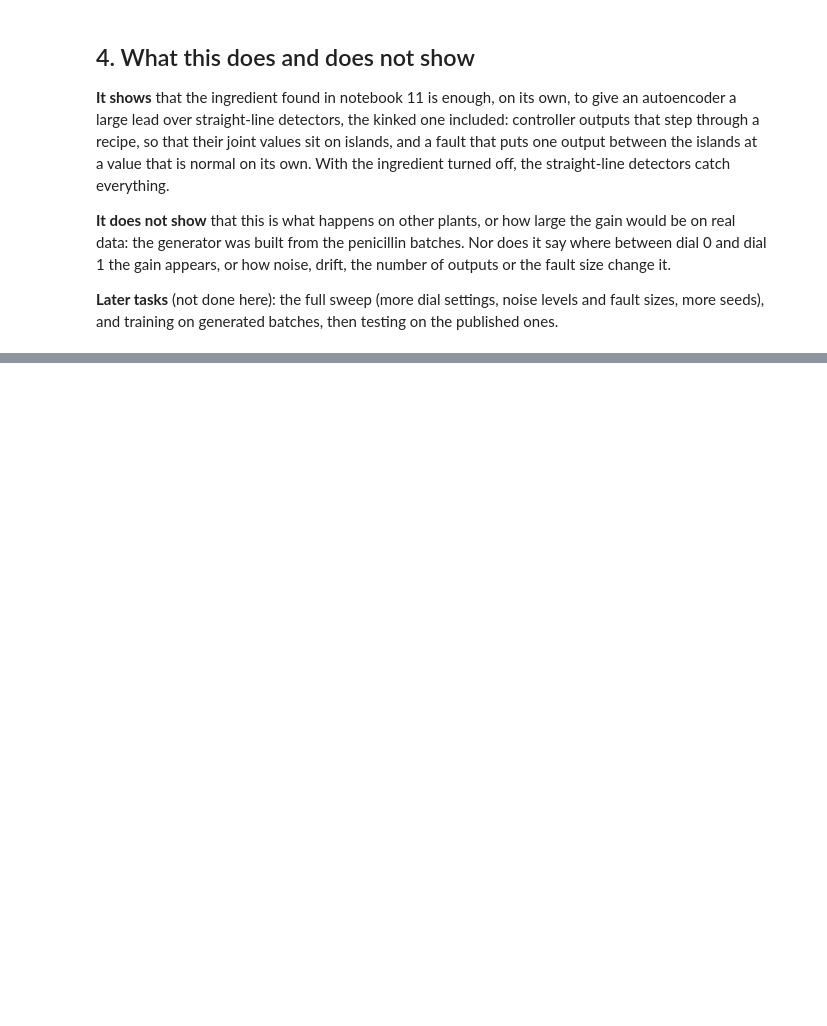
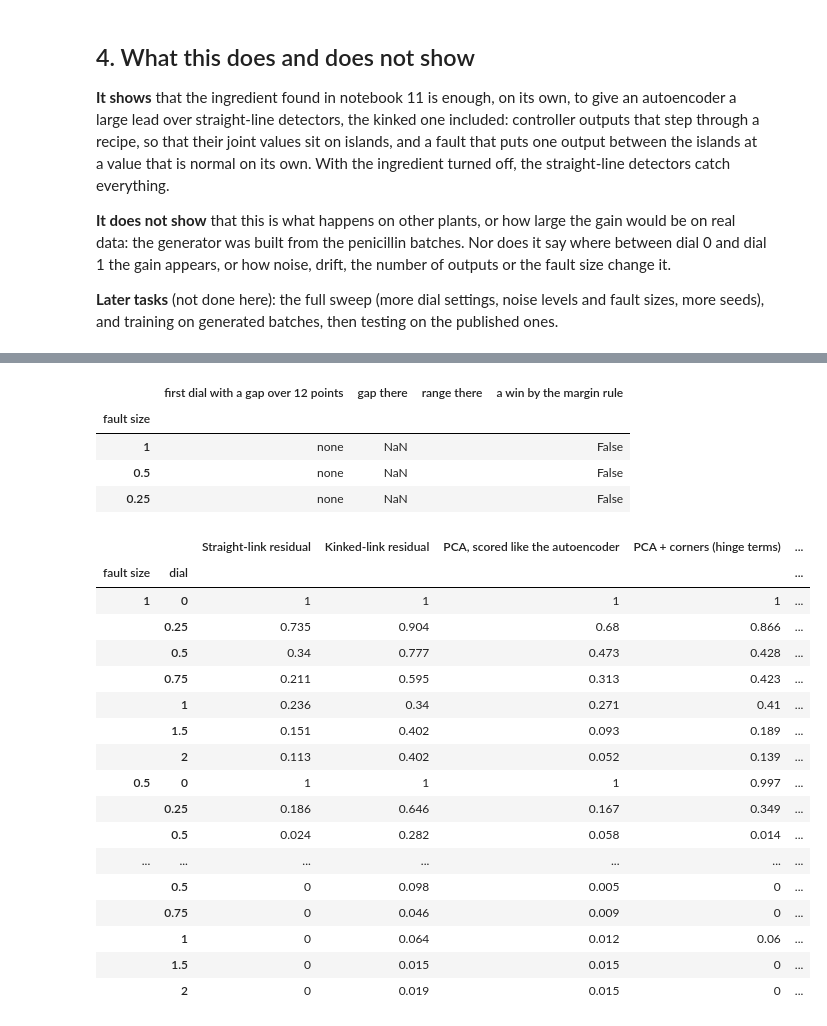
Before and after one commit to NeerajGit16/deep-learning-in-anomaly-detection, a Jupyter notebook: anomaly_lab/12_mechanism_generator.ipynb, the cells around one changed output, grey strips where cells are left out. Cells and saved outputs as stored; diff of their text form; code cells hidden in the pictures; blank space fills up the shorter version.

```diff
--- a/anomaly_lab/12_mechanism_generator.ipynb
+++ b/anomaly_lab/12_mechanism_generator.ipynb
@@ -112,0 +119,31 @@ pilot
+# %%
+sweep = mechanism.sweep_table()          # about 25 minutes the first time; then read from results/cache
+display(mechanism.crossover(sweep))
+names = ["Straight-link residual", "Kinked-link residual", "PCA, scored like the autoencoder", "PCA + corners (hinge terms)",
+         "Unseen value check", "Nearest normal reading (k = 1)", "Nearest normal readings (k = 5)", "Recipe at this hour",
+         "Autoencoder", "best simple", "gap, points", "range", "verdict"]
+sweep[names]
+# %% [output]
+|  | first dial with a gap over 12 points | gap there | range there | a win by the margin rule |
+| fault size |  |  |  |  |
+| 1 | none | NaN |  | False |
+| 0.5 | none | NaN |  | False |
+| 0.25 | none | NaN |  | False |
+|  |  | Straight-link residual | Kinked-link residual | PCA, scored like the autoencoder | PCA + corners (hinge terms) | ... |
+| fault size | dial |  |  |  |  | ... |
+| 1 | 0 | 1 | 1 | 1 | 1 | ... |
+|  | 0.25 | 0.735 | 0.904 | 0.68 | 0.866 | ... |
+|  | 0.5 | 0.34 | 0.777 | 0.473 | 0.428 | ... |
+|  | 0.75 | 0.211 | 0.595 | 0.313 | 0.423 | ... |
+|  | 1 | 0.236 | 0.34 | 0.271 | 0.41 | ... |
+|  | 1.5 | 0.151 | 0.402 | 0.093 | 0.189 | ... |
+|  | 2 | 0.113 | 0.402 | 0.052 | 0.139 | ... |
+| 0.5 | 0 | 1 | 1 | 1 | 0.997 | ... |
+|  | 0.25 | 0.186 | 0.646 | 0.167 | 0.349 | ... |
+|  | 0.5 | 0.024 | 0.282 | 0.058 | 0.014 | ... |
+| ... | ... | ... | ... | ... | ... | ... |
+|  | 0.5 | 0 | 0.098 | 0.005 | 0 | ... |
+|  | 0.75 | 0 | 0.046 | 0.009 | 0 | ... |
+|  | 1 | 0 | 0.064 | 0.012 | 0.06 | ... |
+|  | 1.5 | 0 | 0.015 | 0.015 | 0 | ... |
+|  | 2 | 0 | 0.019 | 0.015 | 0 | ... |
```
Also changed, not shown: parts of 3 cells of this notebook, 3 other files.
